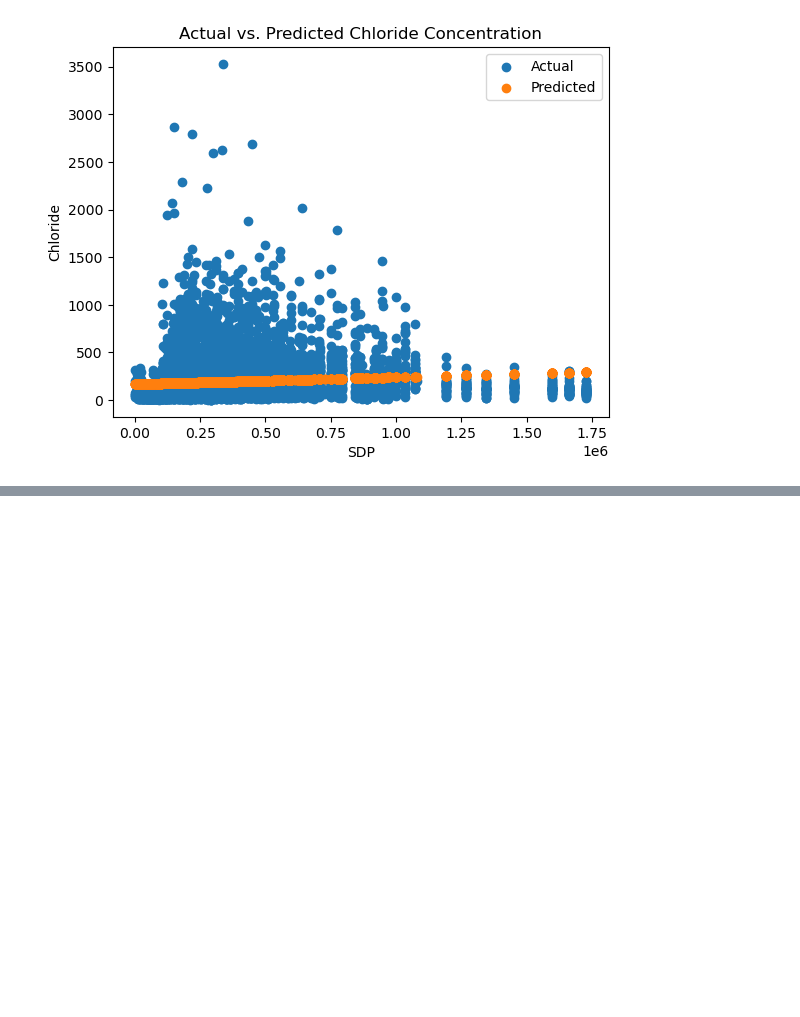
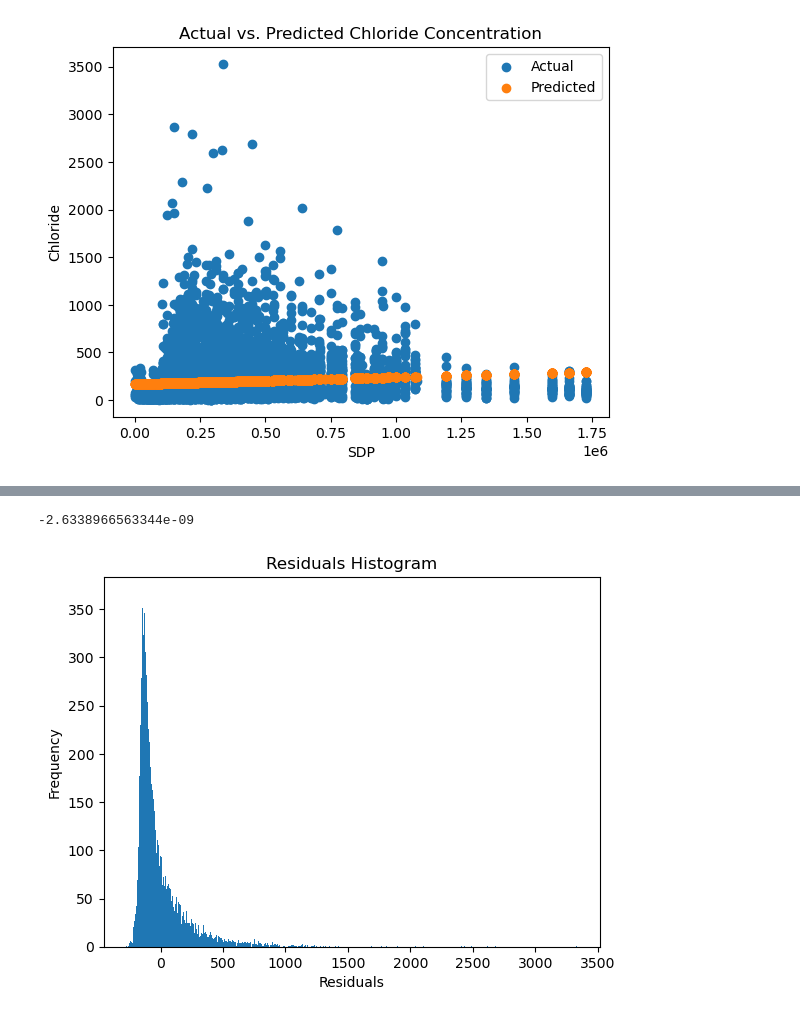
Before and after one commit to regular-life/Eco-Project, a Jupyter notebook: main.ipynb, the cells around one changed output, grey strips where cells are left out. Saved outputs shown, nothing was run; the diff lists cells and outputs as text; code cells hidden in the pictures; blank space fills up the shorter version.

```diff
--- a/main.ipynb
+++ b/main.ipynb
@@ -207,12 +231,17 @@ plt.show()
 # %%
 # Plot a histogram of ûi,t and verify that ∑û = 0.
-plt.hist(df_gwq['error'])
+df_gwq = pd.read_csv('filtered_gwq_sdp_predicted.csv')
+plt.hist(df_gwq['residual'], bins=500)
 plt.xlabel('Residuals')
 plt.ylabel('Frequency')
 plt.title('Residuals Histogram')
-plt.show()
+# plt.show()
 # verify that ∑û = 0
-print(df_gwq['error'].sum())
+print(df_gwq['residual'].sum())
+# print(model.resid.sum())
+# %% [output]
+-2.6338966563344e-09
+[figure, added]
 # %%
 # kuznets without gini
 # gwq = b0 + b1sdp + b2sdp^2 + b3sdp^3 + ui,t
```
Also changed, not shown: parts of 13 cells of this notebook, 11 other files.
